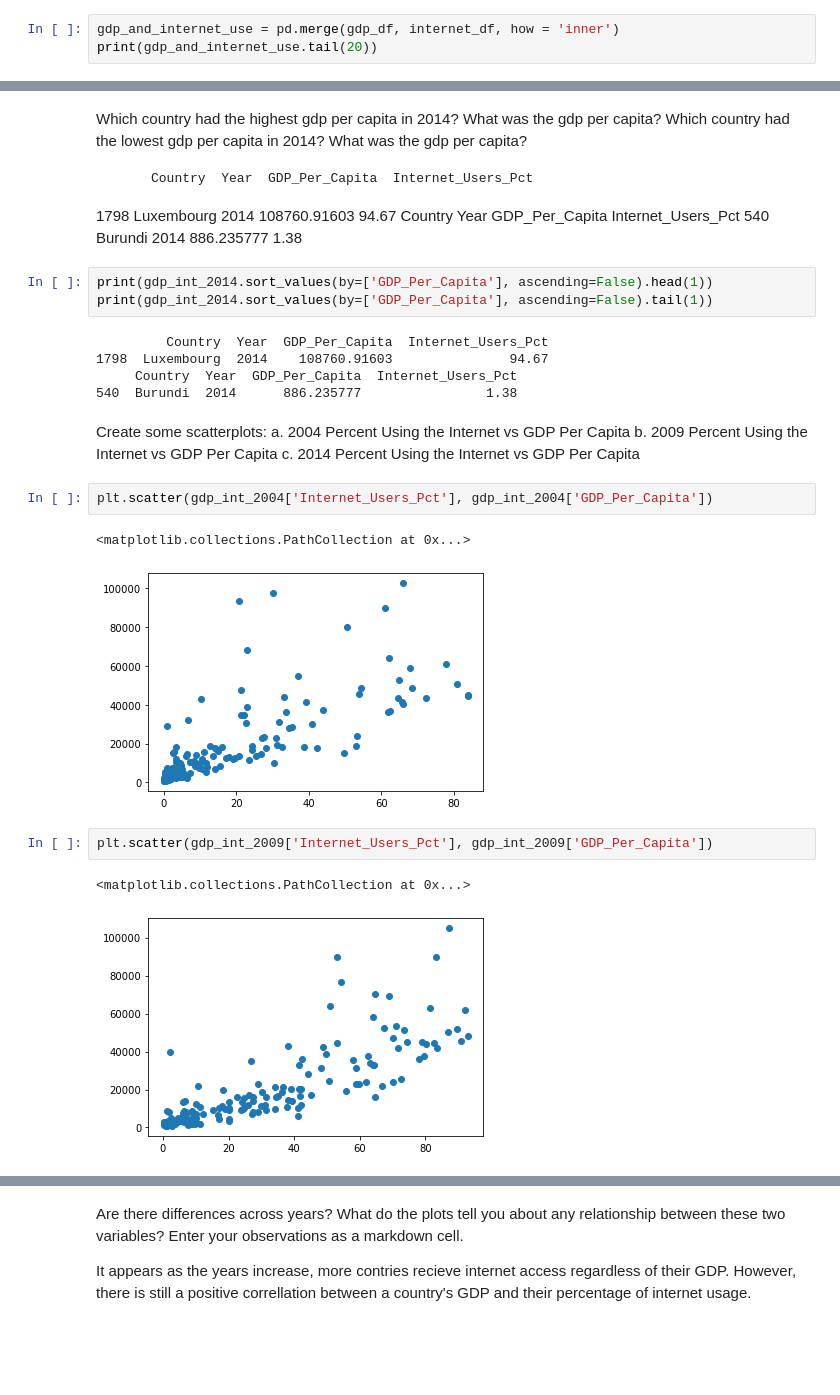
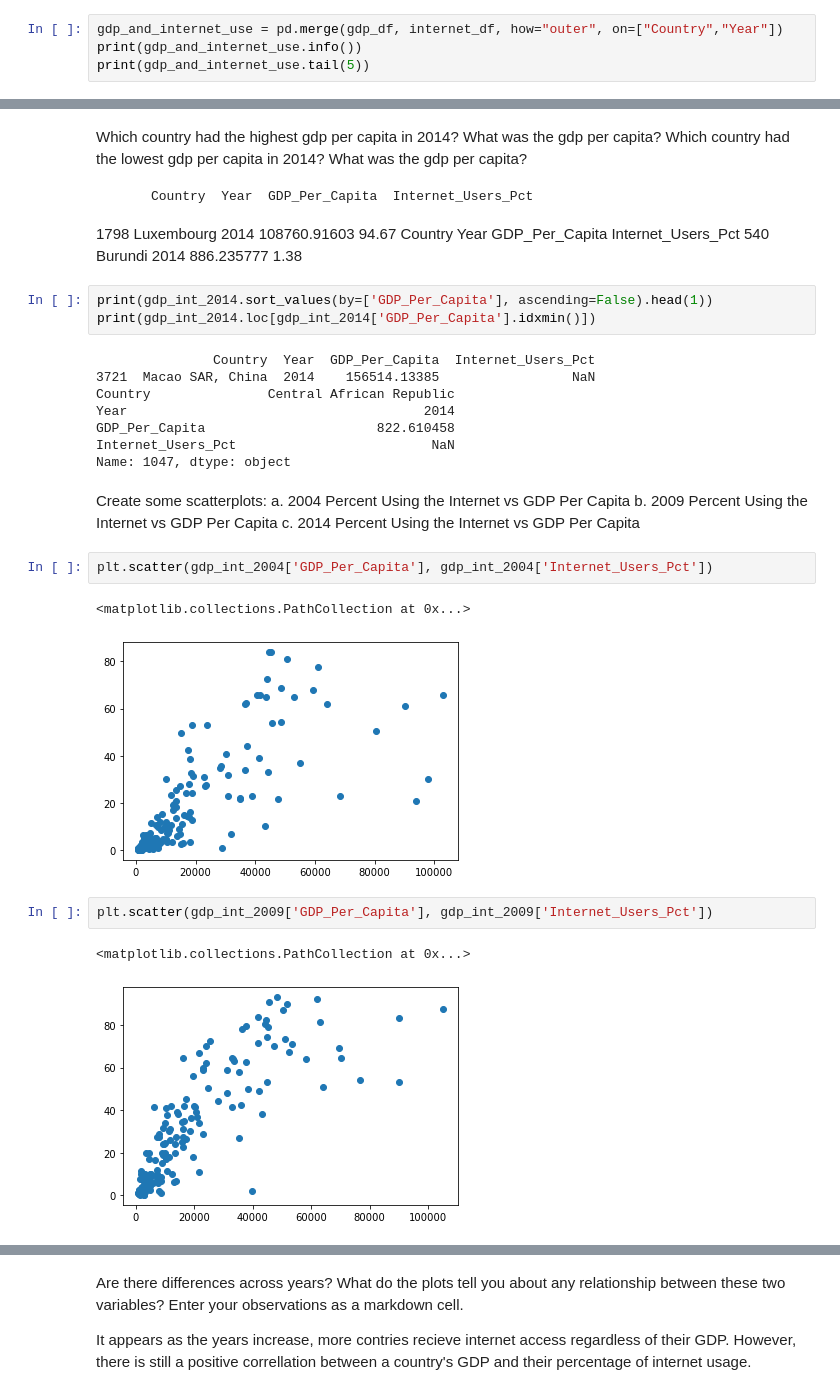
Before and after one commit to tarynpatterson/gdp-and-internet-usage-tarynpatterson, a Jupyter notebook: data/GDP and Internet Usage.ipynb, the cells around one changed output, grey strips where cells are left out. Saved outputs shown, nothing was run; the diff lists cells and outputs as text; blank space fills up the shorter version.

```diff
--- a/data/GDP and Internet Usage.ipynb
+++ b/data/GDP and Internet Usage.ipynb
@@ -187,6 +187,7 @@ memory usage: 109.7+ KB
 # %% [markdown]
 Merge the two DataFrames to one. Merge all rows from each of the two DataFrames. Call the new DataFrame gdp_and_internet_use. Look at the last five rows to make sure the data is clean and as expected.
 # %%
-gdp_and_internet_use = pd.merge(gdp_df, internet_df, how = 'inner')
-print(gdp_and_internet_use.tail(20))
+gdp_and_internet_use = pd.merge(gdp_df, internet_df, how="outer", on=["Country","Year"])
+print(gdp_and_internet_use.info())
+print(gdp_and_internet_use.tail(5))
 # %% [output]
@@ -307,25 +308,28 @@ Which country had the lowest gdp per capita in 2014? What was the gdp per capita
 540  Burundi  2014      886.235777                1.38
 # %%
 print(gdp_int_2014.sort_values(by=['GDP_Per_Capita'], ascending=False).head(1))
-print(gdp_int_2014.sort_values(by=['GDP_Per_Capita'], ascending=False).tail(1))
+print(gdp_int_2014.loc[gdp_int_2014['GDP_Per_Capita'].idxmin()])
 # %% [output]
-         Country  Year  GDP_Per_Capita  Internet_Users_Pct
-1798  Luxembourg  2014    108760.91603               94.67
-     Country  Year  GDP_Per_Capita  Internet_Users_Pct
-540  Burundi  2014      886.235777                1.38
+               Country  Year  GDP_Per_Capita  Internet_Users_Pct
+3721  Macao SAR, China  2014    156514.13385                 NaN
+Country               Central African Republic
+Year                                      2014
+GDP_Per_Capita                      822.610458
+Internet_Users_Pct                         NaN
+Name: 1047, dtype: object
 # %% [markdown]
 Create some scatterplots:
 a. 2004 Percent Using the Internet vs GDP Per Capita
 b. 2009 Percent Using the Internet vs GDP Per Capita
 c. 2014 Percent Using the Internet vs GDP Per Capita
 # %%
-plt.scatter(gdp_int_2004['Internet_Users_Pct'], gdp_int_2004['GDP_Per_Capita'])
+plt.scatter(gdp_int_2004['GDP_Per_Capita'], gdp_int_2004['Internet_Users_Pct'])
 # %% [output]
 <matplotlib.collections.PathCollection at 0x...>
-[figure, old version]
+[figure, new version]
 # %%
-plt.scatter(gdp_int_2009['Internet_Users_Pct'], gdp_int_2009['GDP_Per_Capita'])
+plt.scatter(gdp_int_2009['GDP_Per_Capita'], gdp_int_2009['Internet_Users_Pct'])
 # %% [output]
 <matplotlib.collections.PathCollection at 0x...>
-[figure, old version]
+[figure, new version]
 # %%
```
Also changed, not shown: parts of 28 cells of this notebook.
